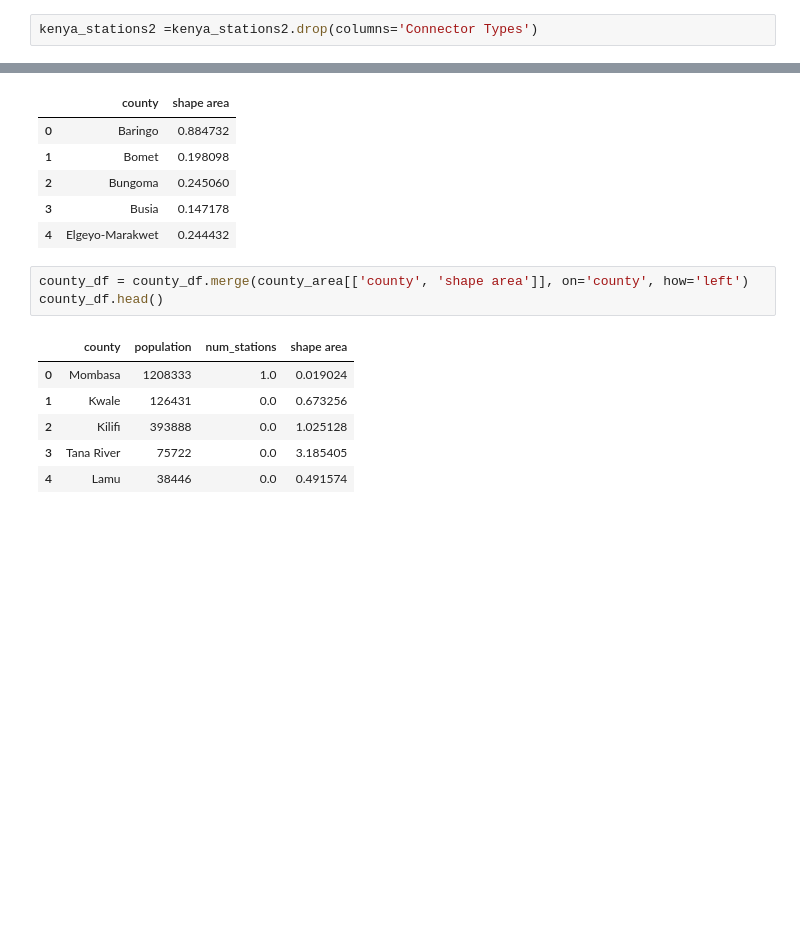
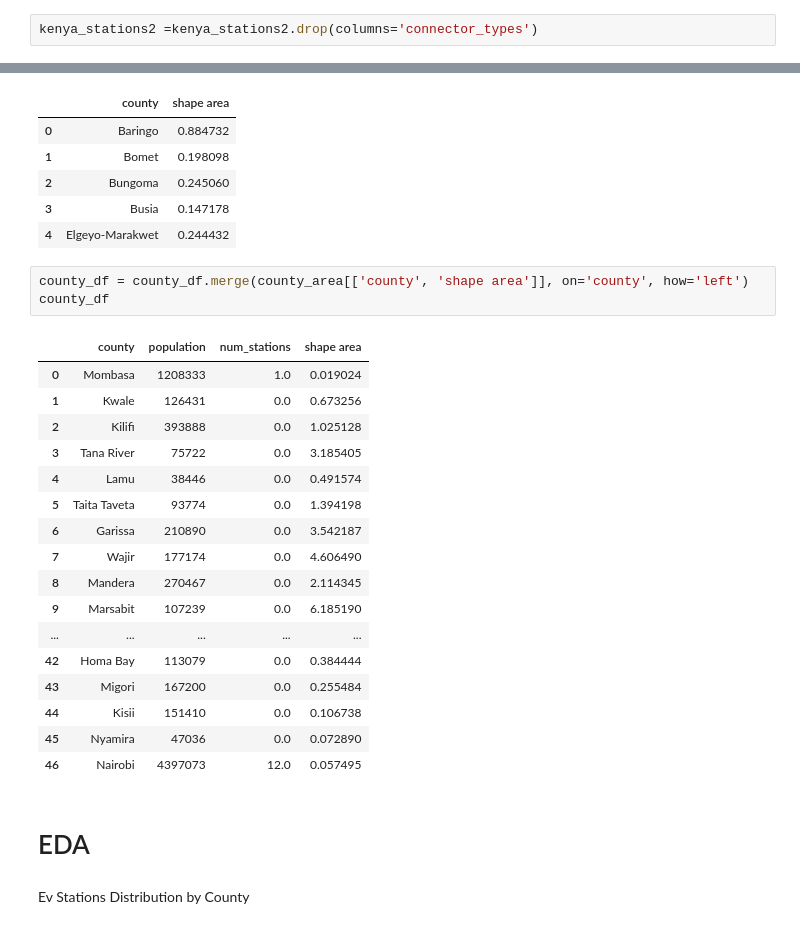
Before and after one commit to maryannngongi/EV_Charging_Stations_Optimization, a Jupyter notebook: index.ipynb, the cells around one changed output, grey strips where cells are left out. Drawn from its saved outputs; the diff is of its cells as text; blank space fills up the shorter version.

```diff
--- a/index.ipynb
+++ b/index.ipynb
@@ -484,5 +367,5 @@ kenya_stations2.head()
 # %%
-kenya_stations2 =kenya_stations2.drop(columns='Connector Types')
+kenya_stations2 =kenya_stations2.drop(columns='connector_types')
 # %%
 kenya_stations2= kenya_stations2.rename(columns={"County/City": "county", "Station Name": "station name", "Charger Type": "charger type", "Latitude": "latitude", "Longitude": "longitude"})
 # %%
@@ -751,11 +618,26 @@ county_area.head()
 | 4 | Elgeyo-Marakwet | 0.244432 |
 # %%
 county_df = county_df.merge(county_area[['county', 'shape area']], on='county', how='left')
-county_df.head()
+county_df
 # %% [output]
 |  | county | population | num_stations | shape area |
 | 0 | Mombasa | 1208333 | 1.0 | 0.019024 |
 | 1 | Kwale | 126431 | 0.0 | 0.673256 |
 | 2 | Kilifi | 393888 | 0.0 | 1.025128 |
 | 3 | Tana River | 75722 | 0.0 | 3.185405 |
 | 4 | Lamu | 38446 | 0.0 | 0.491574 |
+| 5 | Taita Taveta | 93774 | 0.0 | 1.394198 |
+| 6 | Garissa | 210890 | 0.0 | 3.542187 |
+| 7 | Wajir | 177174 | 0.0 | 4.606490 |
+| 8 | Mandera | 270467 | 0.0 | 2.114345 |
+| 9 | Marsabit | 107239 | 0.0 | 6.185190 |
+| ... | ... | ... | ... | ... |
+| 42 | Homa Bay | 113079 | 0.0 | 0.384444 |
+| 43 | Migori | 167200 | 0.0 | 0.255484 |
+| 44 | Kisii | 151410 | 0.0 | 0.106738 |
+| 45 | Nyamira | 47036 | 0.0 | 0.072890 |
+| 46 | Nairobi | 4397073 | 12.0 | 0.057495 |
+# %% [markdown]
+# EDA
+# %% [markdown]
+Ev Stations Distribution by County
```
Also changed, not shown: parts of 29 cells of this notebook.
